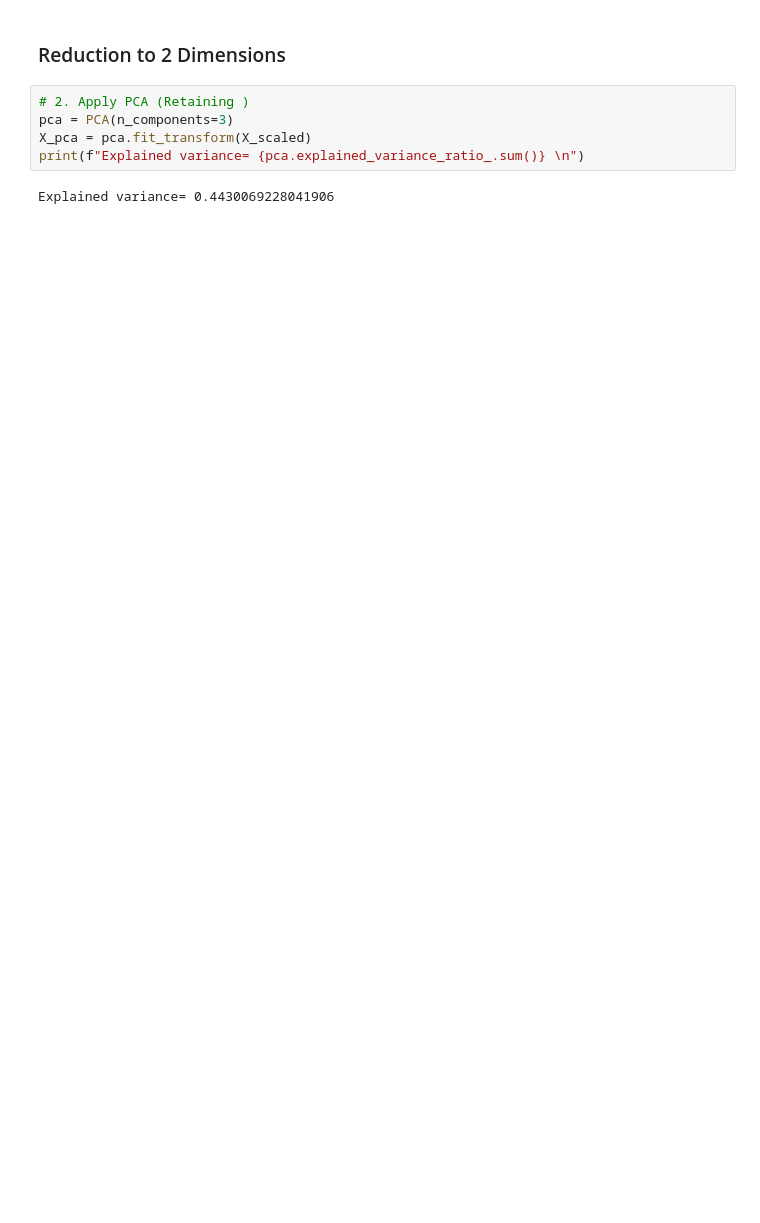
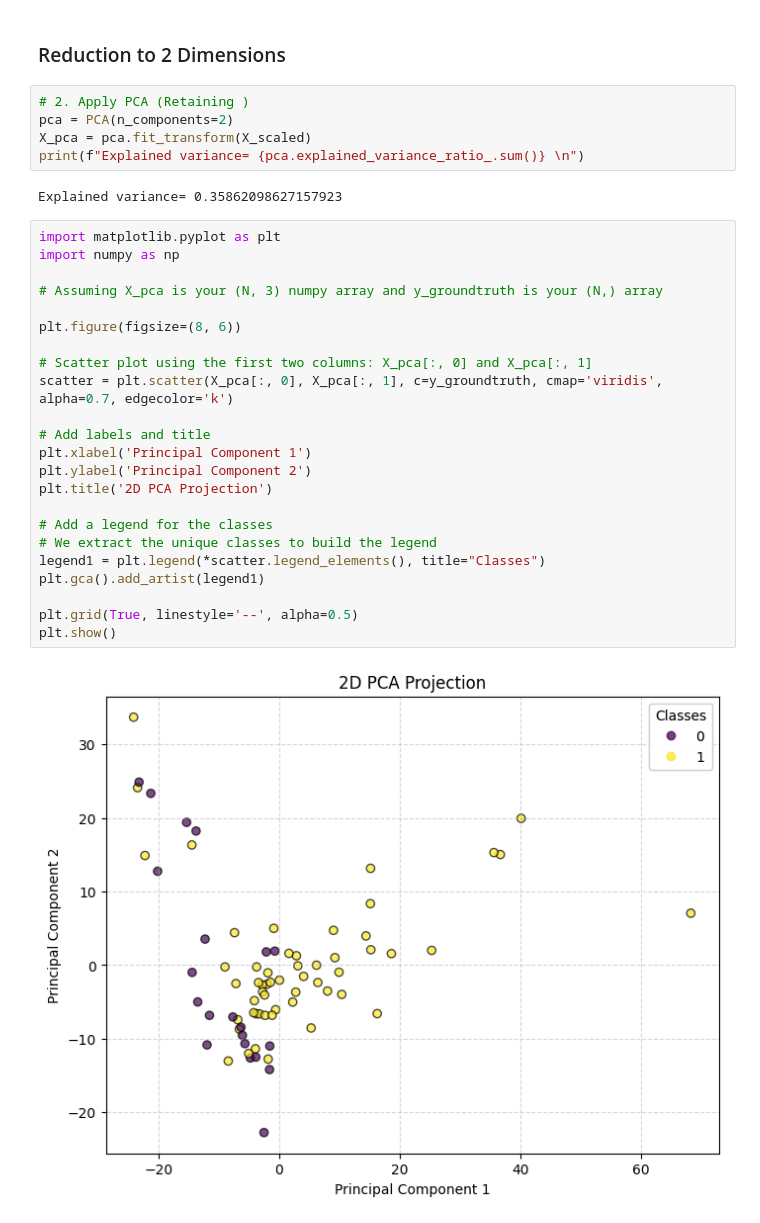
Before and after one commit to leonardotonelli/em-imputation, a Jupyter notebook: real_example.ipynb, the cells around one changed output. Cells and saved outputs as stored; diff of their text form; blank space fills up the shorter version.

```diff
--- a/real_example.ipynb
+++ b/real_example.ipynb
@@ -57,11 +57,36 @@ Analyzing Cluster 1 (n=67)
 ### Reduction to 2 Dimensions
 # %%
 # 2. Apply PCA (Retaining )
-pca = PCA(n_components=3)
+pca = PCA(n_components=2)
 X_pca = pca.fit_transform(X_scaled)
 print(f"Explained variance= {pca.explained_variance_ratio_.sum()} \n")
 # %% [output]
-Explained variance= 0.4430069228041906
+Explained variance= 0.35862098627157923
+# %%
+import matplotlib.pyplot as plt
+import numpy as np
+
+# Assuming X_pca is your (N, 3) numpy array and y_groundtruth is your (N,) array
+
+plt.figure(figsize=(8, 6))
+
+# Scatter plot using the first two columns: X_pca[:, 0] and X_pca[:, 1]
+scatter = plt.scatter(X_pca[:, 0], X_pca[:, 1], c=y_groundtruth, cmap='viridis', alpha=0.7, edgecolor='k')
+
+# Add labels and title
+plt.xlabel('Principal Component 1')
+plt.ylabel('Principal Component 2')
+plt.title('2D PCA Projection')
+
+# Add a legend for the classes
+# We extract the unique classes to build the legend
+legend1 = plt.legend(*scatter.legend_elements(), title="Classes")
+plt.gca().add_artist(legend1)
+
+plt.grid(True, linestyle='--', alpha=0.5)
+plt.show()
+# %% [output]
+[figure, added]
 # %%
 results_df = evaluate_imputers(X_pca, y_experts, y_groundtruth)
 results_df.to_csv("results\\real_example\\3_d\\3d_metrics_results.csv")
```
Also changed, not shown: parts of 4 cells of this notebook, 15 other files.
